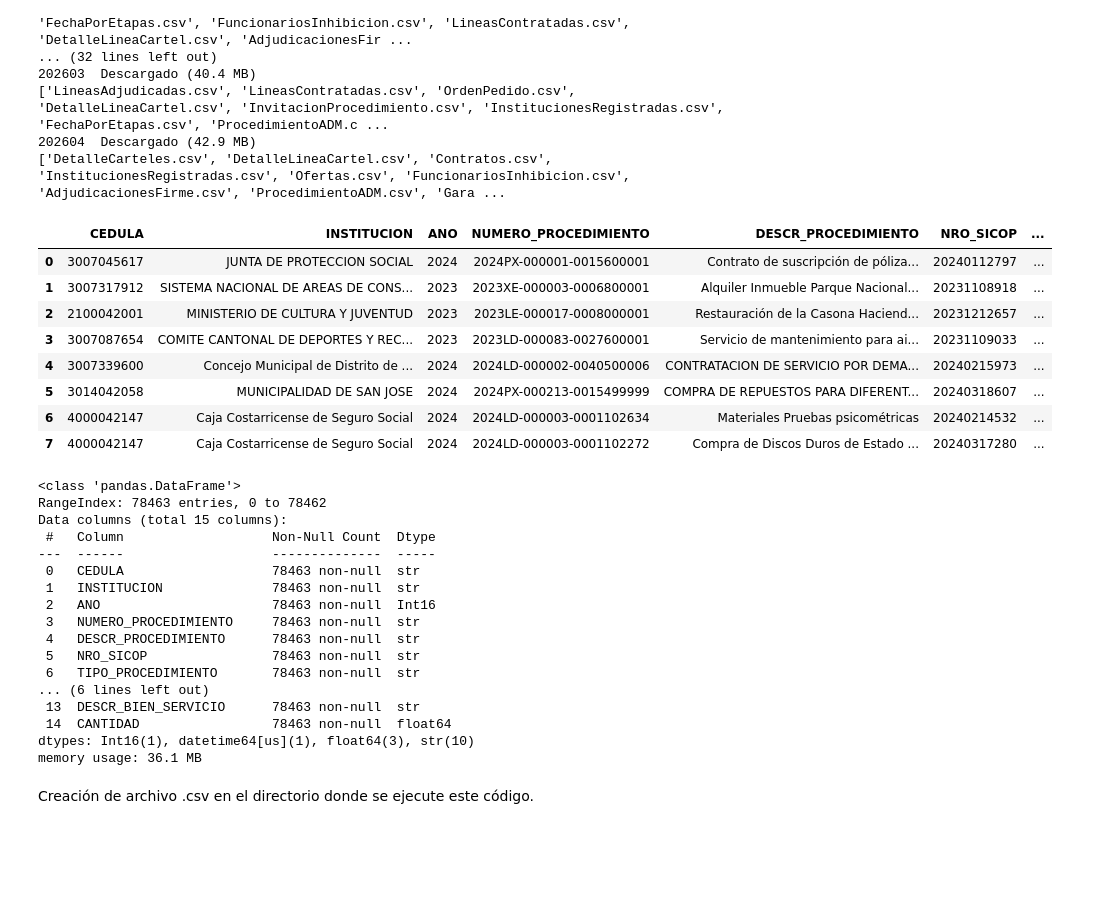
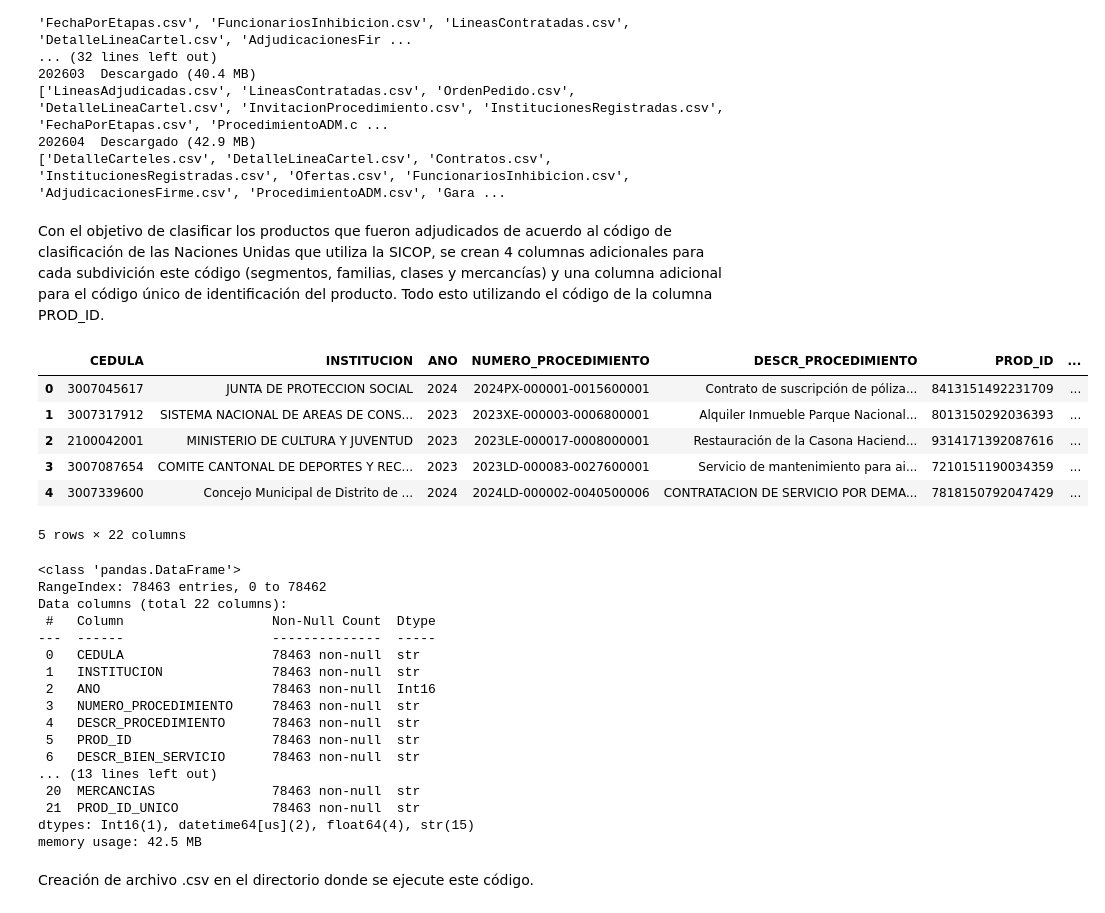
Before and after one commit to ssolorzanocr/SICOP_data_gathering_v1, a Jupyter notebook: DataFrameObservatorioDeCompraPública.ipynb, the cells around one changed output. Saved outputs shown, nothing was run; the diff lists cells and outputs as text; code cells hidden in the pictures; blank space fills up the shorter version.

Commit message:
New version with additional columns and markdown code information

```diff
--- a/DataFrameObservatorioDeCompraPública.ipynb
+++ b/DataFrameObservatorioDeCompraPública.ipynb
@@ -39,6 +39,9 @@ COLUMNAS_DF = [
     "ANO",
     "NUMERO_PROCEDIMIENTO",
     "DESCR_PROCEDIMIENTO",
+    "PROD_ID",
+    "DESCR_BIEN_SERVICIO",
+    "CANTIDAD",
     "NRO_SICOP",
     "TIPO_PROCEDIMIENTO",
     "MODALIDAD_PROCEDIMIENTO",
@@ -46,9 +49,7 @@ COLUMNAS_DF = [
     "MONTO_ADJU_LINEA_CRC",
     "MONTO_ADJU_LINEA_USD",
     "FECHA_ADJUD_FIRME",
-    "PROD_ID",
-    "DESCR_BIEN_SERVICIO",
-    "CANTIDAD"
+    "FECHA_SOL_CONTRA"
 ]
 
 COLUMNAS_NO_DF = [ #COLUMNAS QUE NO QUEREMOS INCLUIR EN EL DATAFRAME, ya que no aportan información relevante para el análisis o tienen muchos valores faltantes.
@@ -58,7 +59,6 @@ COLUMNAS_NO_DF = [ #COLUMNAS QUE NO QUEREMOS INCLUIR EN EL DATAFRAME, ya que no
     "MONEDA_PRECIO_EST",
     "MONEDA_ADJUDICADA",
     "MONTO_ADJU_LINEA",
-    "FECHA_SOL_CONTRA",
     "PERFIL_PROV",
     "CEDULA_PROVEEDOR",
     "CEDULA_REPRESENTANTE",
@@ -136,6 +136,7 @@ for yyyymm in reversed(meses):
 
 #Convertir columnas de fecha a formato datetime, números a float y demás a tipo string para facilitar su manejo.
 df_procedimiento_adj['FECHA_ADJUD_FIRME'] = pd.to_datetime(df_procedimiento_adj['FECHA_ADJUD_FIRME'])
+df_procedimiento_adj['FECHA_SOL_CONTRA'] = pd.to_datetime(df_procedimiento_adj['FECHA_SOL_CONTRA'])
 df_procedimiento_adj['CEDULA'] = df_procedimiento_adj['CEDULA'].astype(str)
 df_procedimiento_adj['INSTITUCION'] = df_procedimiento_adj['INSTITUCION'].astype(str)
 df_procedimiento_adj['ANO'] = df_procedimiento_adj['ANO'].astype('Int16')
@@ -150,6 +151,11 @@ df_procedimiento_adj['MONTO_ADJU_LINEA_USD'] = df_procedimiento_adj['MONTO_ADJU_
 df_procedimiento_adj['PROD_ID'] = df_procedimiento_adj['PROD_ID'].astype(str)
 df_procedimiento_adj['DESCR_BIEN_SERVICIO'] = df_procedimiento_adj['DESCR_BIEN_SERVICIO'].astype(str)
 df_procedimiento_adj['CANTIDAD'] = df_procedimiento_adj['CANTIDAD'].astype('float64')
+
+#Creamos una columna adicional para calcular la cantidad de días entre fechas
+df_procedimiento_adj['DIAS_PARA_ADJUDICACION'] = (df_procedimiento_adj['FECHA_ADJUD_FIRME'] - df_procedimiento_adj['FECHA_SOL_CONTRA']).dt.days
+
+#Convertir columnas de fecha a formato datetime, números a float y demás a tipo string para facilitar su manejo.
 # %% [output]
 202405  Descargado (29.9 MB)
 ['202405/', '202405/AdjudicacionesFirme.csv', '202405/Contratos.csv', '202405/DetalleCarteles.csv', '202405/DetalleLineaCartel.csv', '202405/FechaPorEtapas.csv', '202405/FuncionariosInhibicion.csv', ' ...
@@ -168,24 +174,32 @@ df_procedimiento_adj['CANTIDAD'] = df_procedimiento_adj['CANTIDAD'].astype('floa
 ['LineasAdjudicadas.csv', 'LineasContratadas.csv', 'OrdenPedido.csv', 'DetalleLineaCartel.csv', 'InvitacionProcedimiento.csv', 'InstitucionesRegistradas.csv', 'FechaPorEtapas.csv', 'ProcedimientoADM.c ...
 202604  Descargado (42.9 MB)
 ['DetalleCarteles.csv', 'DetalleLineaCartel.csv', 'Contratos.csv', 'InstitucionesRegistradas.csv', 'Ofertas.csv', 'FuncionariosInhibicion.csv', 'AdjudicacionesFirme.csv', 'ProcedimientoADM.csv', 'Gara ...
+# %% [markdown]
+Con el objetivo de clasificar los productos que fueron adjudicados de acuerdo al código de clasificación de las Naciones Unidas que utiliza la SICOP, se crean 4 columnas adicionales para cada subdivición este código (segmentos, familias, clases y mercancías) y una columna adicional para el código único de identificación del producto. Todo esto utilizando el código de la columna PROD_ID.
+# %%
+df_procedimiento_adj['SEGMENTO'] = (df_procedimiento_adj['PROD_ID'].str[:2]) #extraemos los primeros 2 dígitos del código de producto para crear una nueva columna de segmento.
+df_procedimiento_adj['FAMILIA'] = (df_procedimiento_adj['PROD_ID'].str[:4]) #extraemos los primeros 4 dígitos del código de producto para crear una nueva columna de familia.
+df_procedimiento_adj['CLASES'] = (df_procedimiento_adj['PROD_ID'].str[:6]) #extraemos los primeros 6 dígitos del código de producto para crear una nueva columna de grupo.
+df_procedimiento_adj['MERCANCIAS'] = (df_procedimiento_adj['PROD_ID'].str[:8]) #extraemos los primeros 8 dígitos del código de producto para crear una nueva columna de mercancías.
+df_procedimiento_adj['PROD_ID_UNICO'] = (df_procedimiento_adj['PROD_ID'].str[8:16]) #extraemos los dígitos del 9 al 16 del código de producto para crear una nueva columna del código de producto único.
 # %%
-df_procedimiento_adj.head(8)
+#Mostrar las primeras filas del DataFrame final para verificar que se ha cargado correctamente.
+df_procedimiento_adj.head(5)
 # %% [output]
-|  | CEDULA | INSTITUCION | ANO | NUMERO_PROCEDIMIENTO | DESCR_PROCEDIMIENTO | NRO_SICOP | ... |
-| 0 | 3007045617 | JUNTA DE PROTECCION SOCIAL | 2024 | 2024PX-000001-0015600001 | Contrato de suscripción de póliza... | 20240112797 | ... |
-| 1 | 3007317912 | SISTEMA NACIONAL DE AREAS DE CONS... | 2023 | 2023XE-000003-0006800001 | Alquiler Inmueble Parque Nacional... | 20231108918 | ... |
-| 2 | 2100042001 | MINISTERIO DE CULTURA Y JUVENTUD | 2023 | 2023LE-000017-0008000001 | Restauración de la Casona Haciend... | 20231212657 | ... |
-| 3 | 3007087654 | COMITE CANTONAL DE DEPORTES Y REC... | 2023 | 2023LD-000083-0027600001 | Servicio de mantenimiento para ai... | 20231109033 | ... |
-| 4 | 3007339600 | Concejo Municipal de Distrito de ... | 2024 | 2024LD-000002-0040500006 | CONTRATACION DE SERVICIO POR DEMA... | 20240215973 | ... |
-| 5 | 3014042058 | MUNICIPALIDAD DE SAN JOSE | 2024 | 2024PX-000213-0015499999 | COMPRA DE REPUESTOS PARA DIFERENT... | 20240318607 | ... |
-| 6 | 4000042147 | Caja Costarricense de Seguro Social | 2024 | 2024LD-000003-0001102634 | Materiales Pruebas psicométricas | 20240214532 | ... |
-| 7 | 4000042147 | Caja Costarricense de Seguro Social | 2024 | 2024LD-000003-0001102272 | Compra de Discos Duros de Estado ... | 20240317280 | ... |
+|  | CEDULA | INSTITUCION | ANO | NUMERO_PROCEDIMIENTO | DESCR_PROCEDIMIENTO | PROD_ID | ... |
+| 0 | 3007045617 | JUNTA DE PROTECCION SOCIAL | 2024 | 2024PX-000001-0015600001 | Contrato de suscripción de póliza... | 8413151492231709 | ... |
+| 1 | 3007317912 | SISTEMA NACIONAL DE AREAS DE CONS... | 2023 | 2023XE-000003-0006800001 | Alquiler Inmueble Parque Nacional... | 8013150292036393 | ... |
+| 2 | 2100042001 | MINISTERIO DE CULTURA Y JUVENTUD | 2023 | 2023LE-000017-0008000001 | Restauración de la Casona Haciend... | 9314171392087616 | ... |
+| 3 | 3007087654 | COMITE CANTONAL DE DEPORTES Y REC... | 2023 | 2023LD-000083-0027600001 | Servicio de mantenimiento para ai... | 7210151190034359 | ... |
+| 4 | 3007339600 | Concejo Municipal de Distrito de ... | 2024 | 2024LD-000002-0040500006 | CONTRATACION DE SERVICIO POR DEMA... | 7818150792047429 | ... |
+5 rows × 22 columns
 # %%
+#Mostrar información general del DataFrame, incluyendo el número de filas, columnas, tipos de datos y memoria utilizada.
 df_procedimiento_adj.info()
 # %% [output]
 <class 'pandas.DataFrame'>
 RangeIndex: 78463 entries, 0 to 78462
-Data columns (total 15 columns):
+Data columns (total 22 columns):
  #   Column                   Non-Null Count  Dtype
 ---  ------                   --------------  -----
  0   CEDULA                   78463 non-null  str
@@ -193,13 +207,13 @@ Data columns (total 15 columns):
  2   ANO                      78463 non-null  Int16
  3   NUMERO_PROCEDIMIENTO     78463 non-null  str
  4   DESCR_PROCEDIMIENTO      78463 non-null  str
- 5   NRO_SICOP                78463 non-null  str
- 6   TIPO_PROCEDIMIENTO       78463 non-null  str
-... (6 lines left out)
- 13  DESCR_BIEN_SERVICIO      78463 non-null  str
- 14  CANTIDAD                 78463 non-null  float64
-dtypes: Int16(1), datetime64[us](1), float64(3), str(10)
-memory usage: 36.1 MB
+ 5   PROD_ID                  78463 non-null  str
+ 6   DESCR_BIEN_SERVICIO      78463 non-null  str
+... (13 lines left out)
+ 20  MERCANCIAS               78463 non-null  str
+ 21  PROD_ID_UNICO            78463 non-null  str
+dtypes: Int16(1), datetime64[us](2), float64(4), str(15)
+memory usage: 42.5 MB
 # %% [markdown]
 Creación de archivo .csv en el directorio donde se ejecute este código.
 # %%
```
Also changed, not shown: parts of 2 cells of this notebook.
